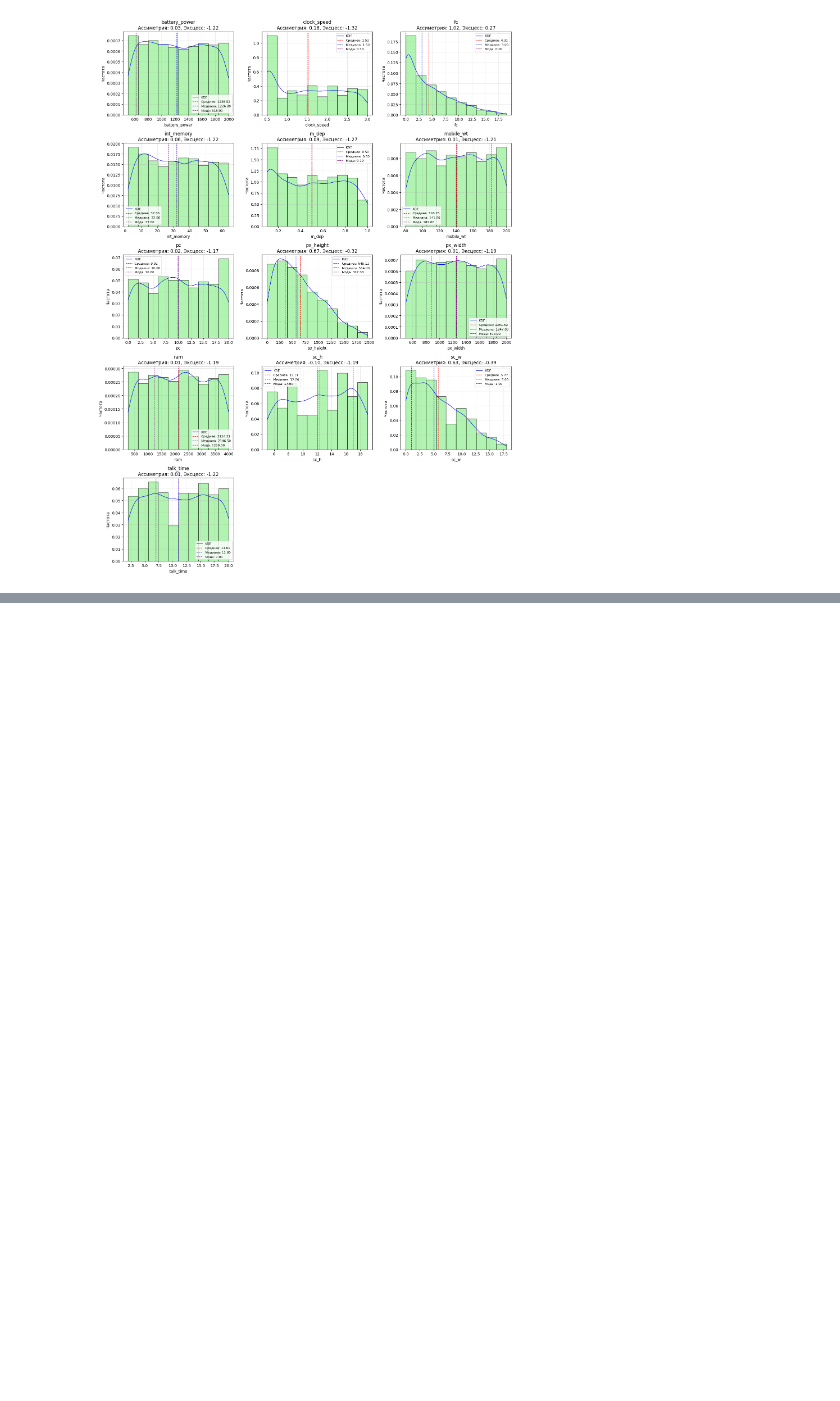
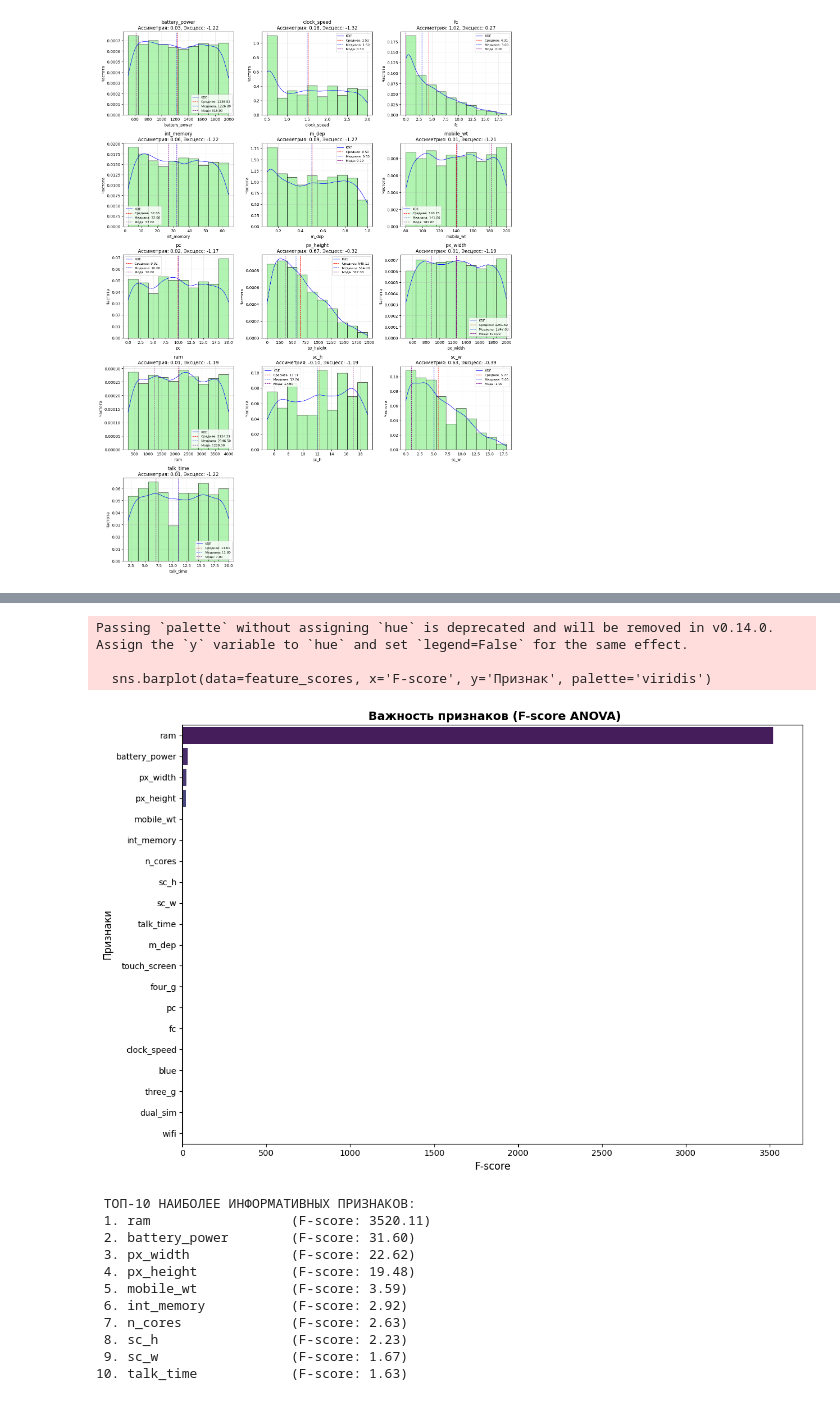
Before and after one commit to NatRan2077/MetodAnali, a Jupyter notebook: lab.ipynb, the cells around one changed output, grey strips where cells are left out. Drawn from its saved outputs; the diff is of its cells as text; code cells hidden in the pictures; blank space fills up the shorter version.

```diff
--- a/lab.ipynb
+++ b/lab.ipynb
@@ -116,3 +123,21 @@ plt.tight_layout()
 plt.show()
 # %% [output]
 [figure]
+# %%
+print(" ОТБОР НАИБОЛЕЕ ИНФОРМАТИВНЫХ ПРИЗНАКОВ")
+
+X = df_train.drop('price_range', axis=1)
+y = df_train['price_range']
+
+selector = SelectKBest(score_func=f_classif, k='all')
+selector.fit(X, y)
+
+feature_scores = pd.DataFrame({
+    'Признак': X.columns,
+    'F-score': selector.scores_,
+    'p-value': selector.pvalues_
+}).sort_values('F-score', ascending=False)
+
+print("\nРЕЙТИНГ ПРИЗНАКОВ ПО ИНФОРМАТИВНОСТИ:")
+display(feature_scores.style.background_gradient(subset=['F-score'], cmap='viridis')
+        .format({'F-score': '{:.2f}', 'p-value': '{:.2e}'}))
@@ -119,3 +165,35 @@ plt.show()
+# %%
+plt.figure(figsize=(12, 8))
+sns.barplot(data=feature_scores, x='F-score', y='Признак', palette='viridis')
+plt.title(' Важность признаков (F-score ANOVA)', fontsize=14, fontweight='bold')
+plt.xlabel('F-score', fontsize=12)
+plt.ylabel('Признаки', fontsize=12)
+plt.tight_layout()
+plt.show()
+
+top_features = 10
+top_features_names = feature_scores.head(top_features)['Признак'].values
+
+print(f"\n ТОП-{top_features} НАИБОЛЕЕ ИНФОРМАТИВНЫХ ПРИЗНАКОВ:")
+for i, feature in enumerate(top_features_names, 1):
+    score = feature_scores[feature_scores['Признак'] == feature]['F-score'].values[0]
+    print(f"{i:2d}. {feature:20} (F-score: {score:.2f})")
+# %% [output]
+Passing `palette` without assigning `hue` is deprecated and will be removed in v0.14.0. Assign the `y` variable to `hue` and set `legend=False` for the same effect.
+
+  sns.barplot(data=feature_scores, x='F-score', y='Признак', palette='viridis')
+[figure, added]
+ ТОП-10 НАИБОЛЕЕ ИНФОРМАТИВНЫХ ПРИЗНАКОВ:
+ 1. ram                  (F-score: 3520.11)
+ 2. battery_power        (F-score: 31.60)
+ 3. px_width             (F-score: 22.62)
+ 4. px_height            (F-score: 19.48)
+ 5. mobile_wt            (F-score: 3.59)
+ 6. int_memory           (F-score: 2.92)
+ 7. n_cores              (F-score: 2.63)
+ 8. sc_h                 (F-score: 2.23)
+ 9. sc_w                 (F-score: 1.67)
+10. talk_time            (F-score: 1.63)
 # %%
 scaler = StandardScaler()
 df_train[numeric_cols] = scaler.fit_transform(df_train[numeric_cols])
```
Also changed, not shown: parts of 13 cells of this notebook.
